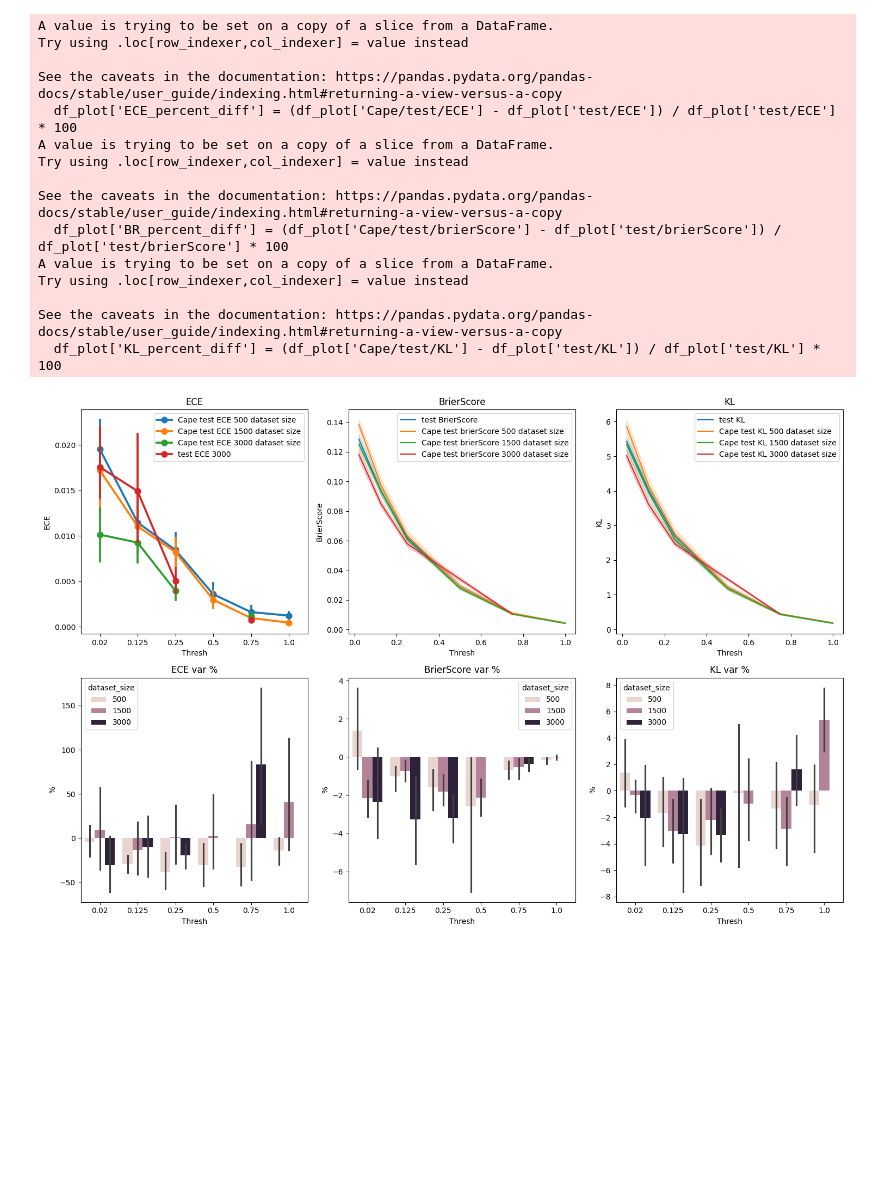
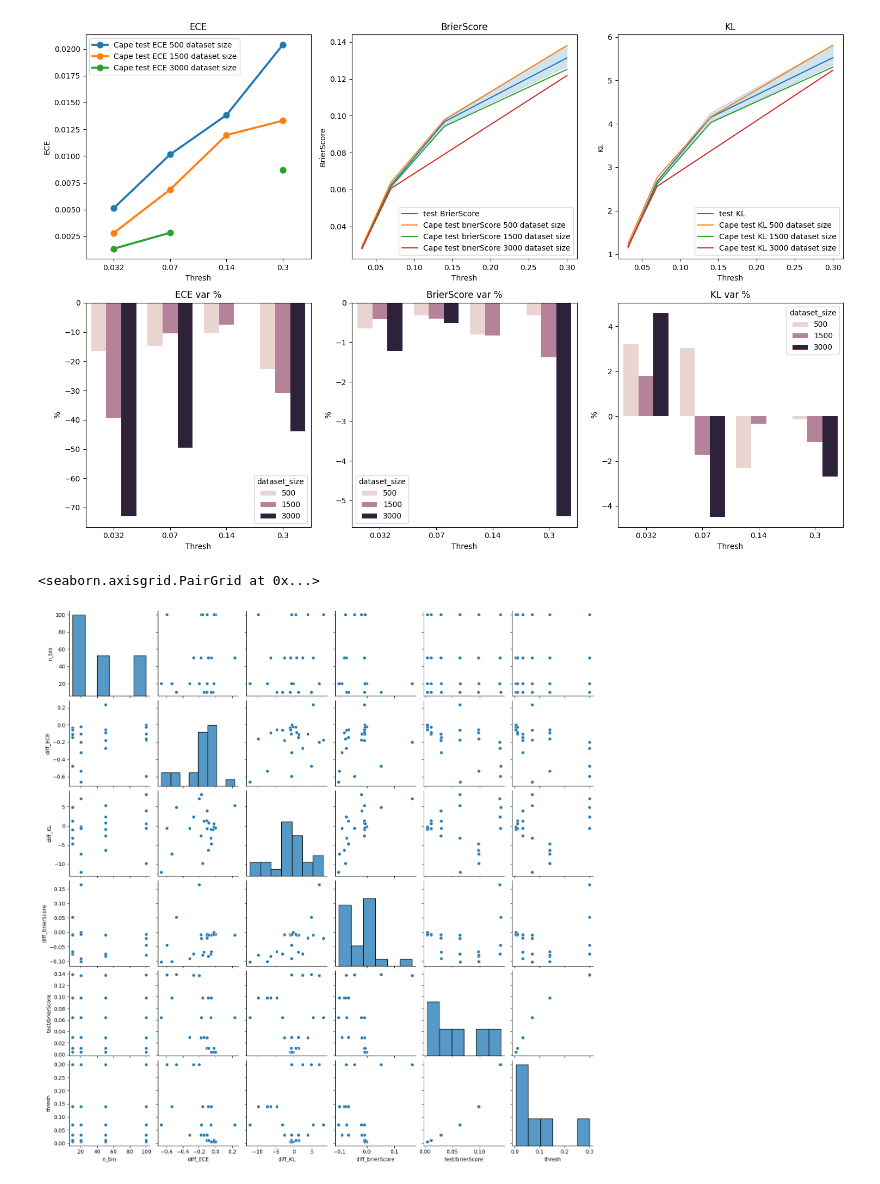
Before and after one commit to simone7monaco/rainfall-prediction, a Jupyter notebook: notebooks/cape.ipynb, the cells around one changed output. Drawn from its saved outputs; the diff is of its cells as text; code cells hidden in the pictures; blank space fills up the shorter version.

```diff
--- a/notebooks/cape.ipynb
+++ b/notebooks/cape.ipynb
@@ -70,6 +61,8 @@ Text(0, 0.5, '%')
 # %%
 #filtro
-df_plot = df[df['n_bin']==20]
+df_plot = df[df['n_bin']==100]
+df_plot = df_plot[df_plot['thresh']>0.011]
+df_plot = df_plot.groupby(['dataset_size', 'thresh'])[['test/ECE' ,'Cape/test/ECE', 'test/brierScore', 'Cape/test/brierScore', 'test/KL', 'Cape/test/KL']].mean().reset_index()
 
 # Calcolare le variazioni percentuali
 df_plot['ECE_percent_diff'] = (df_plot['Cape/test/ECE'] - df_plot['test/ECE']) / df_plot['test/ECE'] * 100
@@ -82,7 +75,7 @@ fig, axes = plt.subplots(2, 3, figsize=(15, 10))
 # ECE
 for size in [500, 1500, 3000]:
     sns.pointplot(ax=axes[0][0], data=df_plot[df_plot['dataset_size']==size], x='thresh', y='Cape/test/ECE', label=f'Cape test ECE {size} dataset size')
-sns.pointplot(ax=axes[0][0], data=df_plot[df_plot['dataset_size']==3000], x='thresh', y='test/ECE', label='test ECE 3000')
+    #sns.pointplot(ax=axes[0][0], data=df_plot[df_plot['dataset_size']==size], x='thresh', y='test/ECE', label=f'test ECE {size} dataset size')
 axes[0][0].set_title('ECE')
 axes[0][0].set_xlabel('Thresh')
 axes[0][0].set_ylabel('ECE')
@@ -98,46 +91,57 @@ axes[0][1].set_ylabel('BrierScore')
 # KL
 sns.lineplot(ax=axes[0][2], data=df_plot, x='thresh', y='test/KL', label='test KL')
 for size in [500, 1500, 3000]:
     sns.lineplot(ax=axes[0][2], data=df_plot[df_plot['dataset_size']==size], x='thresh', y='Cape/test/KL', label=f'Cape test KL {size} dataset size')
 axes[0][2].set_title('KL')
 axes[0][2].set_xlabel('Thresh')
 axes[0][2].set_ylabel('KL')
 
 # ECE percent difference
 sns.barplot(ax=axes[1][0], data=df_plot, x='thresh', y='ECE_percent_diff', hue='dataset_size')
 axes[1][0].set_title('ECE var %')
 axes[1][0].set_xlabel('Thresh')
 axes[1][0].set_ylabel('%')
 
 # BrierScore percent difference
 sns.barplot(ax=axes[1][1], data=df_plot, x='thresh', y='BR_percent_diff', hue='dataset_size')
 axes[1][1].set_title('BrierScore var %')
 axes[1][1].set_xlabel('Thresh')
 axes[1][1].set_ylabel('%')
 
 # KL percent difference
 sns.barplot(ax=axes[1][2], data=df_plot, x='thresh', y='KL_percent_diff', hue='dataset_size')
 axes[1][2].set_title('KL var %')
 axes[1][2].set_xlabel('Thresh')
 axes[1][2].set_ylabel('%')
 
 # Mostrare i grafici
 plt.tight_layout()
 plt.show()
 # %% [output]
-A value is trying to be set on a copy of a slice from a DataFrame.
-Try using .loc[row_indexer,col_indexer] = value instead
-
-See the caveats in the documentation: https://pandas.pydata.org/pandas-docs/stable/user_guide/indexing.html#returning-a-view-versus-a-copy
-  df_plot['ECE_percent_diff'] = (df_plot['Cape/test/ECE'] - df_plot['test/ECE']) / df_plot['test/ECE'] * 100
-A value is trying to be set on a copy of a slice from a DataFrame.
-Try using .loc[row_indexer,col_indexer] = value instead
-
-See the caveats in the documentation: https://pandas.pydata.org/pandas-docs/stable/user_guide/indexing.html#returning-a-view-versus-a-copy
-  df_plot['BR_percent_diff'] = (df_plot['Cape/test/brierScore'] - df_plot['test/brierScore']) / df_plot['test/brierScore'] * 100
-A value is trying to be set on a copy of a slice from a DataFrame.
-Try using .loc[row_indexer,col_indexer] = value instead
-
-See the caveats in the documentation: https://pandas.pydata.org/pandas-docs/stable/user_guide/indexing.html#returning-a-view-versus-a-copy
-  df_plot['KL_percent_diff'] = (df_plot['Cape/test/KL'] - df_plot['test/KL']) / df_plot['test/KL'] * 100
-[figure, old version]
+[figure, new version]
+# %%
+#th to prob
+df['thresh'] = df['thresh'].replace(0.02, 0.3)
+df['thresh'] = df['thresh'].replace(0.125, 0.14)
+df['thresh'] = df['thresh'].replace(0.25, 0.07)
+df['thresh'] = df['thresh'].replace(0.5, 0.032)
+df['thresh'] = df['thresh'].replace(0.75, 0.011)
+df['thresh'] = df['thresh'].replace(1, 0.005)
+
+#group by k-fold
+df = df.groupby(['n_bin', 'thresh', 'dataset_size'])[['test/ECE' ,'Cape/test/ECE', 'test/brierScore', 'Cape/test/brierScore', 'test/KL', 'Cape/test/KL']].mean().reset_index()
+
+#calculate diff
+df['diff_ECE'] = (df['Cape/test/ECE'] - df['test/ECE'])*100
+df['diff_brierScore'] = (df['Cape/test/brierScore'] - df['test/brierScore'])*100
+df['diff_KL'] = (df['Cape/test/KL'] - df['test/KL'])*100
+
+
+df_plot=df
+df_plot = df_plot[df_plot['dataset_size']==500]
+df_plot=df_plot[['n_bin', 'diff_ECE', 'diff_KL', 'diff_brierScore', 'test/brierScore', 'thresh']]
+
+sns.pairplot(data=df_plot)
+# %% [output]
+<seaborn.axisgrid.PairGrid at 0x...>
+[figure, added]
```
Also changed, not shown: parts of 5 cells of this notebook, 4 other files.
